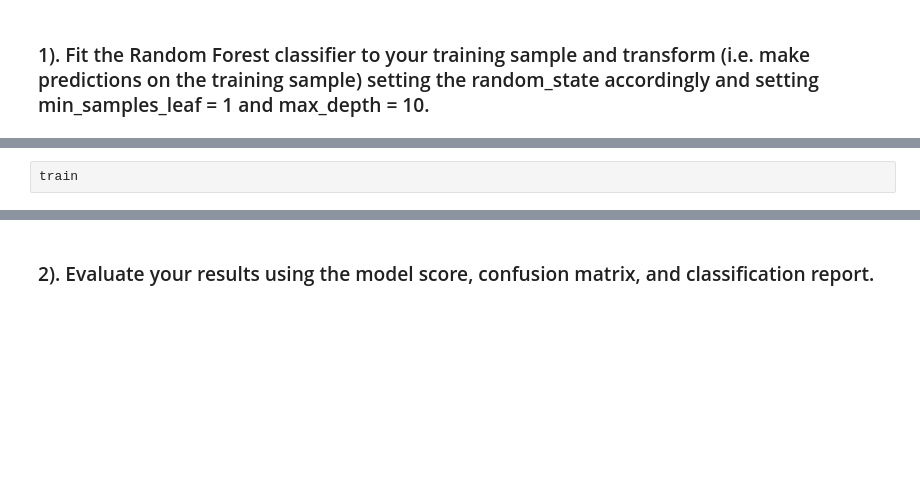
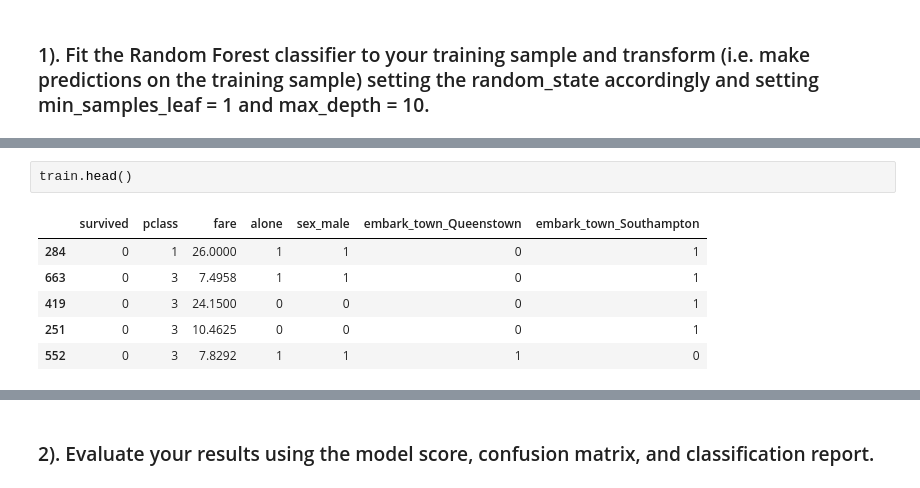
Before and after one commit to stephenkipkurui/regression-exercises, a Jupyter notebook: model.ipynb, the cells around one changed output, grey strips where cells are left out. Drawn from its saved outputs; the diff is of its cells as text; blank space fills up the shorter version.

```diff
--- a/model.ipynb
+++ b/model.ipynb
@@ -460,2 +514,9 @@ train.shape, validate.shape, test.shape
 # %%
-train
+train.head()
+# %% [output]
+|  | survived | pclass | fare | alone | sex_male | embark_town_Queenstown | embark_town_Southampton |
+| 284 | 0 | 1 | 26.0000 | 1 | 1 | 0 | 1 |
+| 663 | 0 | 3 | 7.4958 | 1 | 1 | 0 | 1 |
+| 419 | 0 | 3 | 24.1500 | 0 | 0 | 0 | 1 |
+| 251 | 0 | 3 | 10.4625 | 0 | 0 | 0 | 1 |
+| 552 | 0 | 3 | 7.8292 | 1 | 1 | 1 | 0 |
```
Also changed, not shown: parts of 44 cells of this notebook.
